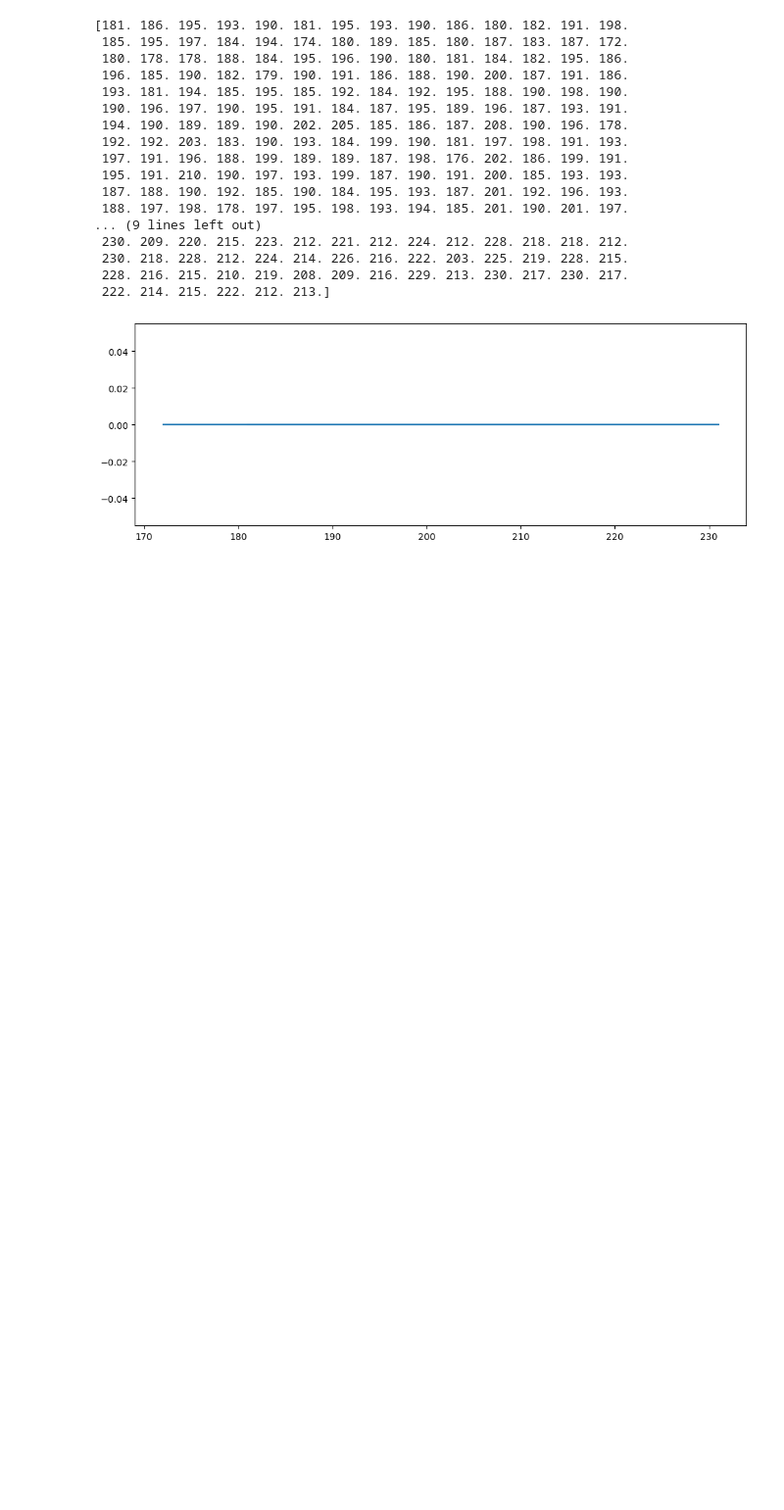
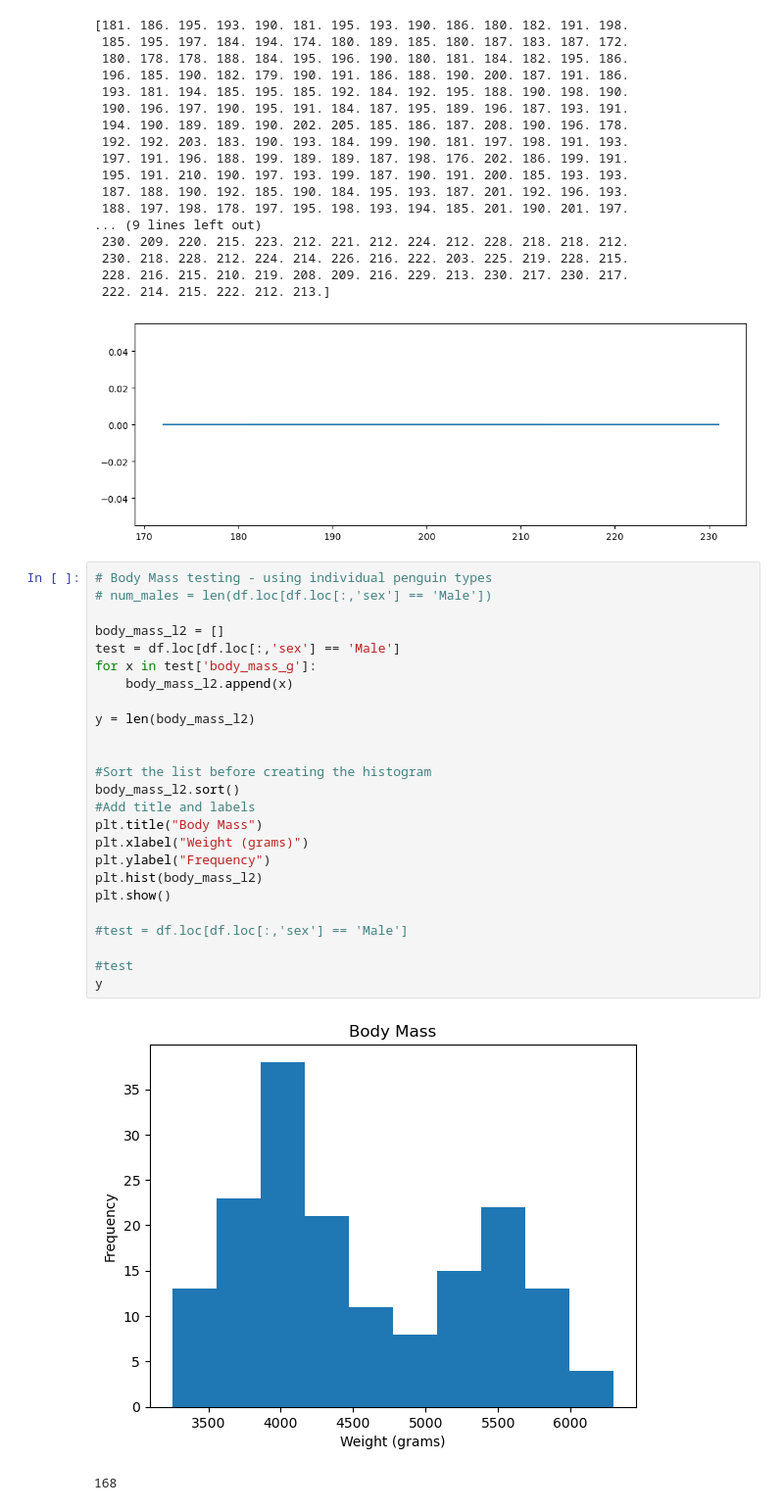
Before and after one commit to PeeBs68/mywork, a Jupyter notebook: penguins_temp.ipynb, the cells around one changed output. Shown at 98% size. Saved outputs shown, nothing was run; the diff lists cells and outputs as text; blank space fills up the shorter version.

Commit message:
testing

```diff
--- a/penguins_temp.ipynb
+++ b/penguins_temp.ipynb
@@ -269,3 +269,31 @@ print(x)
  228. 216. 215. 210. 219. 208. 209. 216. 229. 213. 230. 217. 230. 217.
  222. 214. 215. 222. 212. 213.]
 [figure]
+# %%
+# Body Mass testing - using individual penguin types
+# num_males = len(df.loc[df.loc[:,'sex'] == 'Male'])
+
+body_mass_l2 = []
+test = df.loc[df.loc[:,'sex'] == 'Male']
+for x in test['body_mass_g']:
+    body_mass_l2.append(x)
+
+y = len(body_mass_l2)
+
+
+#Sort the list before creating the histogram
+body_mass_l2.sort()
+#Add title and labels
+plt.title("Body Mass")
+plt.xlabel("Weight (grams)")
+plt.ylabel("Frequency")
+plt.hist(body_mass_l2)
+plt.show()
+
+#test = df.loc[df.loc[:,'sex'] == 'Male']
+
+#test
+y
+# %% [output]
+[figure, added]
+168
```
